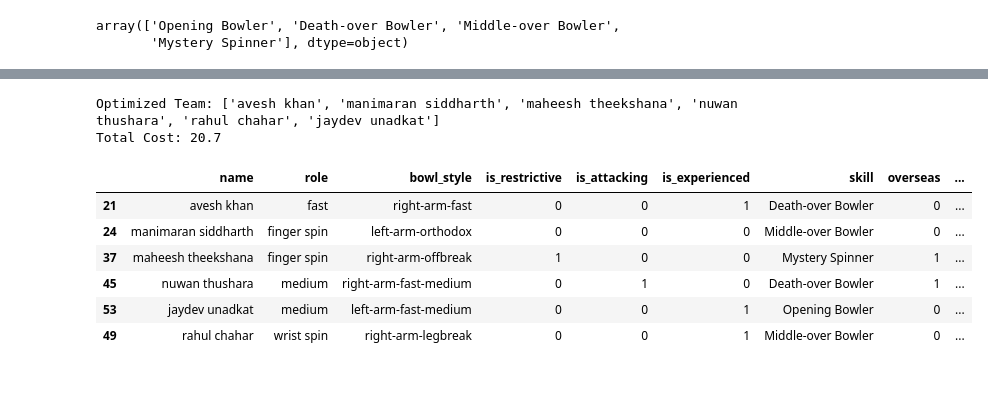
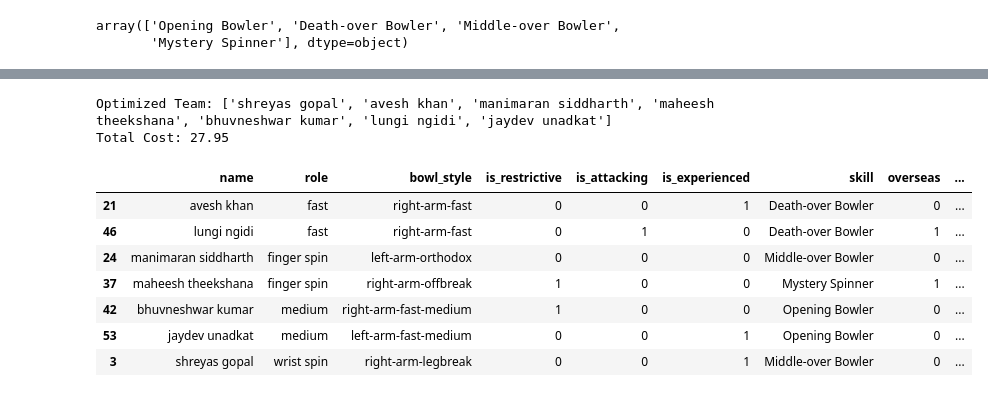
Before and after one commit to AkinduH/ipl-auction-optimizer, a Jupyter notebook: Synergy Graph/bowler_graph.ipynb, the cells around one changed output, grey strips where cells are left out. Saved outputs shown, nothing was run; the diff lists cells and outputs as text; code cells hidden in the pictures.

Commit message:
Update on overseas limit

```diff
--- a/Synergy Graph/bowler_graph.ipynb
+++ b/Synergy Graph/bowler_graph.ipynb
@@ -200,7 +198,7 @@ drop_names = [
     'gurnoor brar', 'spencer johnson', 'vaibhav arora', 'shamar joseph',
     'lizaad williams', 'reece topley', 'vijaykumar vyshak', 'yash thakur',
     'xavier bartlett', 'tushar deshpande', 'rasikh dar salam', 'brydon carse',
-    'akash madhwal', 'kwena maphaka', 'kamlesh nagarkoti', 'manav suthar', 'karn sharma', 'akash deep'
+    'akash madhwal', 'kwena maphaka', 'kamlesh nagarkoti', 'karn sharma', 'akash deep'
 ]
 bowler_graph = bowler_graph[~bowler_graph['name'].str.lower().isin([n.strip() for n in drop_names])]
 bowler_graph
@@ -355,7 +353,11 @@ plt.show()
 from pulp import LpMaximize, LpProblem, LpVariable, lpSum, LpBinary
 import networkx as nx
 
-def optimize_team(df, G, limits, budget):
+def optimize_team(df, G, limits, budget, no_overseas=False):
+    # Filter out overseas players if no_overseas is True
+    if no_overseas:
+        df = df[df['overseas'] == 0].copy()
+
     player_names = df['name'].tolist()
     x = {name: LpVariable(f"x_{name}", cat=LpBinary) for name in player_names}
 
@@ -381,9 +383,10 @@ def optimize_team(df, G, limits, budget):
         player_names_in_cat = cat_players['name']
         prob += lpSum([x[name] for name in player_names_in_cat]) == limits[cat]
 
-        # Overseas limit per category
-        overseas_players = cat_players[cat_players['overseas'] == 1]['name']
-        prob += lpSum([x[name] for name in overseas_players]) <= 1
+        # Overseas limit per category (only if no_overseas is False)
+        if not no_overseas:
+            overseas_players = cat_players[cat_players['overseas'] == 1]['name']
+            prob += lpSum([x[name] for name in overseas_players]) <= 1
 
     # Total player count
     prob += lpSum(x[name] for name in player_names) == sum(limits.values())
@@ -391,39 +394,39 @@ def optimize_team(df, G, limits, budget):
     # Budget constraint
     prob += lpSum([x[name] * df[df['name'] == name]['price'].values[0] for name in player_names]) <= budget
 
-
     prob.solve()
     # Return selected team
     return [name for name in player_names if x[name].varValue == 1]
 # %%
 # Option to specify players to remove before optimization
-players_to_remove = ['lungi ngidi']
+players_to_remove = []
 
 # Remove specified players from bowler_graph
 filtered_bowler_graph = bowler_graph[~bowler_graph['name'].isin(players_to_remove)].copy()
 
 limits = {
-    'fast': 1,
+    'fast': 2,
     'medium': 2,
     'finger spin':2,
     'wrist spin':1
 }
 budget = 32
 
-best_team = optimize_team(filtered_bowler_graph, G, limits, budget)
+best_team = optimize_team(filtered_bowler_graph, G, limits, budget, False)
 print("Optimized Team:", best_team)
 
 selected_rows = filtered_bowler_graph[filtered_bowler_graph['name'].isin(best_team)].sort_values('role', ascending=True)
 total_cost = selected_rows['price'].sum()
 print("Total Cost:", total_cost)
 selected_rows
 # %% [output]
-Optimized Team: ['avesh khan', 'manimaran siddharth', 'maheesh theekshana', 'nuwan thushara', 'rahul chahar', 'jaydev unadkat']
-Total Cost: 20.7
+Optimized Team: ['shreyas gopal', 'avesh khan', 'manimaran siddharth', 'maheesh theekshana', 'bhuvneshwar kumar', 'lungi ngidi', 'jaydev unadkat']
+Total Cost: 27.95
 |  | name | role | bowl_style | is_restrictive | is_attacking | is_experienced | skill | overseas | ... |
 | 21 | avesh khan | fast | right-arm-fast | 0 | 0 | 1 | Death-over Bowler | 0 | ... |
+| 46 | lungi ngidi | fast | right-arm-fast | 0 | 1 | 0 | Death-over Bowler | 1 | ... |
 | 24 | manimaran siddharth | finger spin | left-arm-orthodox | 0 | 0 | 0 | Middle-over Bowler | 0 | ... |
 | 37 | maheesh theekshana | finger spin | right-arm-offbreak | 1 | 0 | 0 | Mystery Spinner | 1 | ... |
-| 45 | nuwan thushara | medium | right-arm-fast-medium | 0 | 1 | 0 | Death-over Bowler | 1 | ... |
+| 42 | bhuvneshwar kumar | medium | right-arm-fast-medium | 1 | 0 | 0 | Opening Bowler | 0 | ... |
 | 53 | jaydev unadkat | medium | left-arm-fast-medium | 0 | 0 | 1 | Opening Bowler | 0 | ... |
-| 49 | rahul chahar | wrist spin | right-arm-legbreak | 0 | 0 | 1 | Middle-over Bowler | 0 | ... |
+| 3 | shreyas gopal | wrist spin | right-arm-legbreak | 0 | 0 | 1 | Middle-over Bowler | 0 | ... |
```
Also changed, not shown: parts of 4 cells of this notebook, 4 other files.
